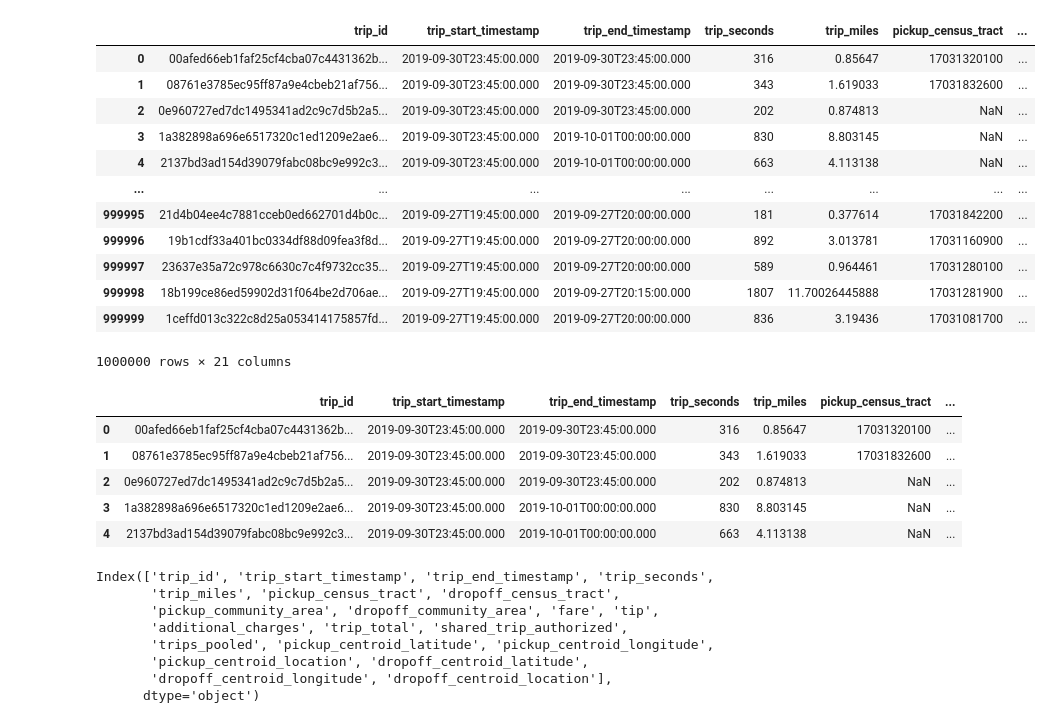
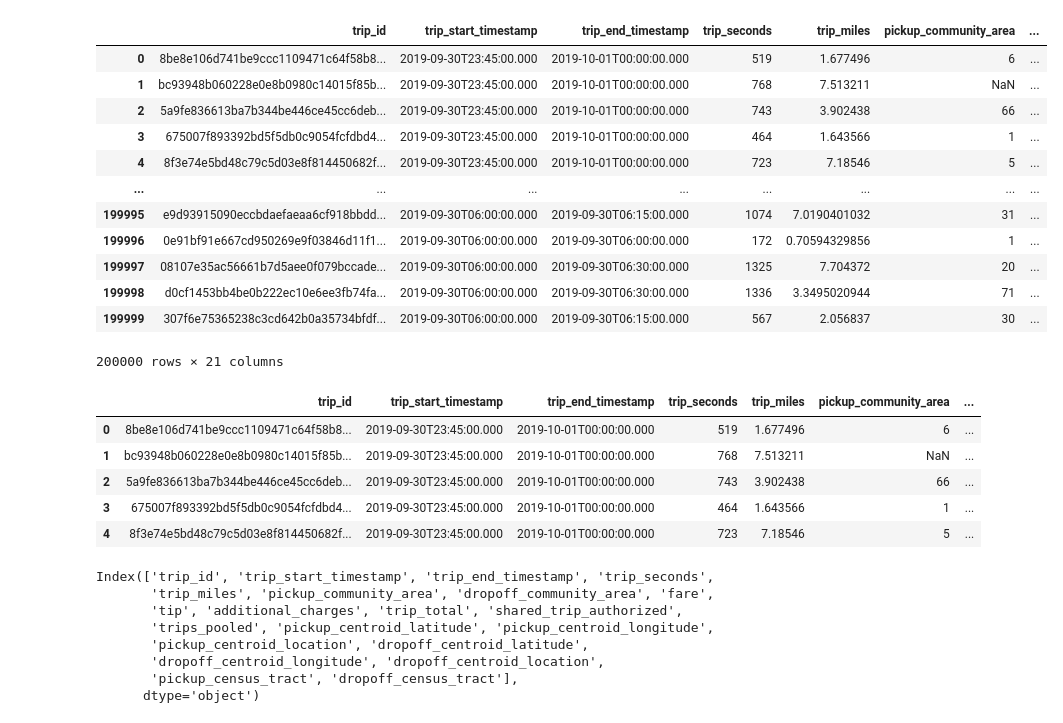
Before and after one commit to muoyo/chicago-ridesharing, a Jupyter notebook: notebooks/rideshare_EDA.ipynb, the cells around one changed output. Saved outputs shown, nothing was run; the diff lists cells and outputs as text; code cells hidden in the pictures.

```diff
--- a/notebooks/rideshare_EDA.ipynb
+++ b/notebooks/rideshare_EDA.ipynb
@@ -24,64 +24,64 @@ from sklearn.model_selection import train_test_split
 # %%
 #!/usr/bin/env python
 
 # make sure to install these packages before running:
 # pip install pandas
 # !pip install sodapy
 
 import pandas as pd
 from sodapy import Socrata
 
 # Unauthenticated client only works with public data sets. Note 'None'
 # in place of application token, and no username or password:
 # client = Socrata("data.cityofchicago.org", None)
 
 # Example authenticated client (needed for non-public datasets):
 client = Socrata('data.cityofchicago.org',
                  'Tk6RhuGAFvF9P4ehsysybj3IW',
                  username="mokome@gmail.com",
                  password="Ch1cago!!")
 
 # First 2000 results, returned as JSON from API / converted to Python list of
 # dictionaries by sodapy.
 client.timeout = 10000
-results = client.get("m6dm-c72p", limit=1000000)
+results = client.get("m6dm-c72p", limit=200000)
 
 # Convert to pandas DataFrame
 results_df = pd.DataFrame.from_records(results)
 results_df
 # %% [output]
-|  | trip_id | trip_start_timestamp | trip_end_timestamp | trip_seconds | trip_miles | pickup_census_tract | ... |
-| 0 | 00afed66eb1faf25cf4cba07c4431362b... | 2019-09-30T23:45:00.000 | 2019-09-30T23:45:00.000 | 316 | 0.85647 | 17031320100 | ... |
-| 1 | 08761e3785ec95ff87a9e4cbeb21af756... | 2019-09-30T23:45:00.000 | 2019-09-30T23:45:00.000 | 343 | 1.619033 | 17031832600 | ... |
-| 2 | 0e960727ed7dc1495341ad2c9c7d5b2a5... | 2019-09-30T23:45:00.000 | 2019-09-30T23:45:00.000 | 202 | 0.874813 | NaN | ... |
-| 3 | 1a382898a696e6517320c1ed1209e2ae6... | 2019-09-30T23:45:00.000 | 2019-10-01T00:00:00.000 | 830 | 8.803145 | NaN | ... |
-| 4 | 2137bd3ad154d39079fabc08bc9e992c3... | 2019-09-30T23:45:00.000 | 2019-10-01T00:00:00.000 | 663 | 4.113138 | NaN | ... |
+|  | trip_id | trip_start_timestamp | trip_end_timestamp | trip_seconds | trip_miles | pickup_community_area | ... |
+| 0 | 8be8e106d741be9ccc1109471c64f58b8... | 2019-09-30T23:45:00.000 | 2019-10-01T00:00:00.000 | 519 | 1.677496 | 6 | ... |
+| 1 | bc93948b060228e0e8b0980c14015f85b... | 2019-09-30T23:45:00.000 | 2019-10-01T00:00:00.000 | 768 | 7.513211 | NaN | ... |
+| 2 | 5a9fe836613ba7b344be446ce45cc6deb... | 2019-09-30T23:45:00.000 | 2019-10-01T00:00:00.000 | 743 | 3.902438 | 66 | ... |
+| 3 | 675007f893392bd5f5db0c9054fcfdbd4... | 2019-09-30T23:45:00.000 | 2019-10-01T00:00:00.000 | 464 | 1.643566 | 1 | ... |
+| 4 | 8f3e74e5bd48c79c5d03e8f814450682f... | 2019-09-30T23:45:00.000 | 2019-10-01T00:00:00.000 | 723 | 7.18546 | 5 | ... |
 | ... | ... | ... | ... | ... | ... | ... | ... |
-| 999995 | 21d4b04ee4c7881cceb0ed662701d4b0c... | 2019-09-27T19:45:00.000 | 2019-09-27T20:00:00.000 | 181 | 0.377614 | 17031842200 | ... |
-| 999996 | 19b1cdf33a401bc0334df88d09fea3f8d... | 2019-09-27T19:45:00.000 | 2019-09-27T20:00:00.000 | 892 | 3.013781 | 17031160900 | ... |
-| 999997 | 23637e35a72c978c6630c7c4f9732cc35... | 2019-09-27T19:45:00.000 | 2019-09-27T20:00:00.000 | 589 | 0.964461 | 17031280100 | ... |
-| 999998 | 18b199ce86ed59902d31f064be2d706ae... | 2019-09-27T19:45:00.000 | 2019-09-27T20:15:00.000 | 1807 | 11.70026445888 | 17031281900 | ... |
-| 999999 | 1ceffd013c322c8d25a053414175857fd... | 2019-09-27T19:45:00.000 | 2019-09-27T20:00:00.000 | 836 | 3.19436 | 17031081700 | ... |
+| 199995 | e9d93915090eccbdaefaeaa6cf918bbdd... | 2019-09-30T06:00:00.000 | 2019-09-30T06:15:00.000 | 1074 | 7.0190401032 | 31 | ... |
+| 199996 | 0e91bf91e667cd950269e9f03846d11f1... | 2019-09-30T06:00:00.000 | 2019-09-30T06:00:00.000 | 172 | 0.70594329856 | 1 | ... |
+| 199997 | 08107e35ac56661b7d5aee0f079bccade... | 2019-09-30T06:00:00.000 | 2019-09-30T06:30:00.000 | 1325 | 7.704372 | 20 | ... |
+| 199998 | d0cf1453bb4be0b222ec10e6ee3fb74fa... | 2019-09-30T06:00:00.000 | 2019-09-30T06:30:00.000 | 1336 | 3.3495020944 | 71 | ... |
+| 199999 | 307f6e75365238c3cd642b0a35734bfdf... | 2019-09-30T06:00:00.000 | 2019-09-30T06:15:00.000 | 567 | 2.056837 | 30 | ... |
-1000000 rows × 21 columns
+200000 rows × 21 columns
 # %%
 results_df.head()
 # %% [output]
-|  | trip_id | trip_start_timestamp | trip_end_timestamp | trip_seconds | trip_miles | pickup_census_tract | ... |
-| 0 | 00afed66eb1faf25cf4cba07c4431362b... | 2019-09-30T23:45:00.000 | 2019-09-30T23:45:00.000 | 316 | 0.85647 | 17031320100 | ... |
-| 1 | 08761e3785ec95ff87a9e4cbeb21af756... | 2019-09-30T23:45:00.000 | 2019-09-30T23:45:00.000 | 343 | 1.619033 | 17031832600 | ... |
-| 2 | 0e960727ed7dc1495341ad2c9c7d5b2a5... | 2019-09-30T23:45:00.000 | 2019-09-30T23:45:00.000 | 202 | 0.874813 | NaN | ... |
-| 3 | 1a382898a696e6517320c1ed1209e2ae6... | 2019-09-30T23:45:00.000 | 2019-10-01T00:00:00.000 | 830 | 8.803145 | NaN | ... |
-| 4 | 2137bd3ad154d39079fabc08bc9e992c3... | 2019-09-30T23:45:00.000 | 2019-10-01T00:00:00.000 | 663 | 4.113138 | NaN | ... |
+|  | trip_id | trip_start_timestamp | trip_end_timestamp | trip_seconds | trip_miles | pickup_community_area | ... |
+| 0 | 8be8e106d741be9ccc1109471c64f58b8... | 2019-09-30T23:45:00.000 | 2019-10-01T00:00:00.000 | 519 | 1.677496 | 6 | ... |
+| 1 | bc93948b060228e0e8b0980c14015f85b... | 2019-09-30T23:45:00.000 | 2019-10-01T00:00:00.000 | 768 | 7.513211 | NaN | ... |
+| 2 | 5a9fe836613ba7b344be446ce45cc6deb... | 2019-09-30T23:45:00.000 | 2019-10-01T00:00:00.000 | 743 | 3.902438 | 66 | ... |
+| 3 | 675007f893392bd5f5db0c9054fcfdbd4... | 2019-09-30T23:45:00.000 | 2019-10-01T00:00:00.000 | 464 | 1.643566 | 1 | ... |
+| 4 | 8f3e74e5bd48c79c5d03e8f814450682f... | 2019-09-30T23:45:00.000 | 2019-10-01T00:00:00.000 | 723 | 7.18546 | 5 | ... |
 # %%
 results_df.columns
 # %% [output]
 Index(['trip_id', 'trip_start_timestamp', 'trip_end_timestamp', 'trip_seconds',
-       'trip_miles', 'pickup_census_tract', 'dropoff_census_tract',
-       'pickup_community_area', 'dropoff_community_area', 'fare', 'tip',
-       'additional_charges', 'trip_total', 'shared_trip_authorized',
+       'trip_miles', 'pickup_community_area', 'dropoff_community_area', 'fare',
+       'tip', 'additional_charges', 'trip_total', 'shared_trip_authorized',
        'trips_pooled', 'pickup_centroid_latitude', 'pickup_centroid_longitude',
        'pickup_centroid_location', 'dropoff_centroid_latitude',
-       'dropoff_centroid_longitude', 'dropoff_centroid_location'],
+       'dropoff_centroid_longitude', 'dropoff_centroid_location',
+       'pickup_census_tract', 'dropoff_census_tract'],
       dtype='object')
 # %%
 columns_to_use = ['trip_id', 'trip_start_timestamp', 'trip_end_timestamp', 'trip_seconds',
```
Also changed, not shown: parts of 13 cells of this notebook.
